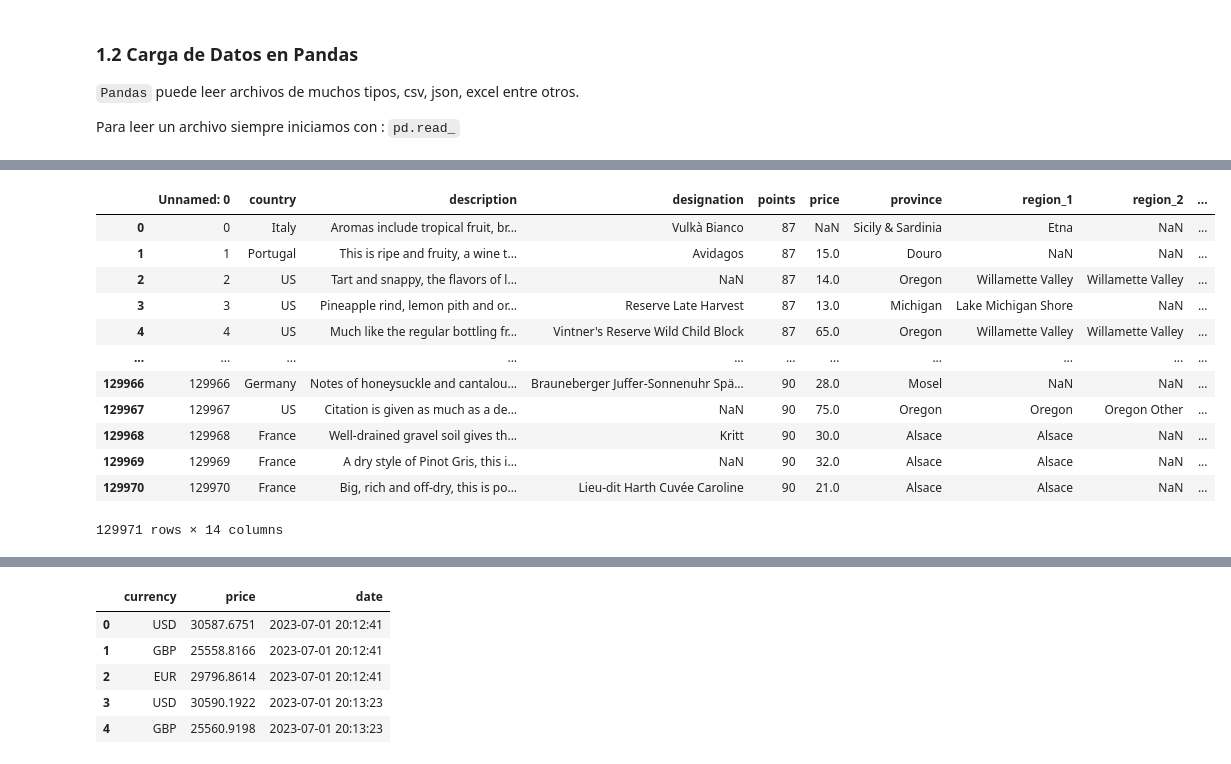
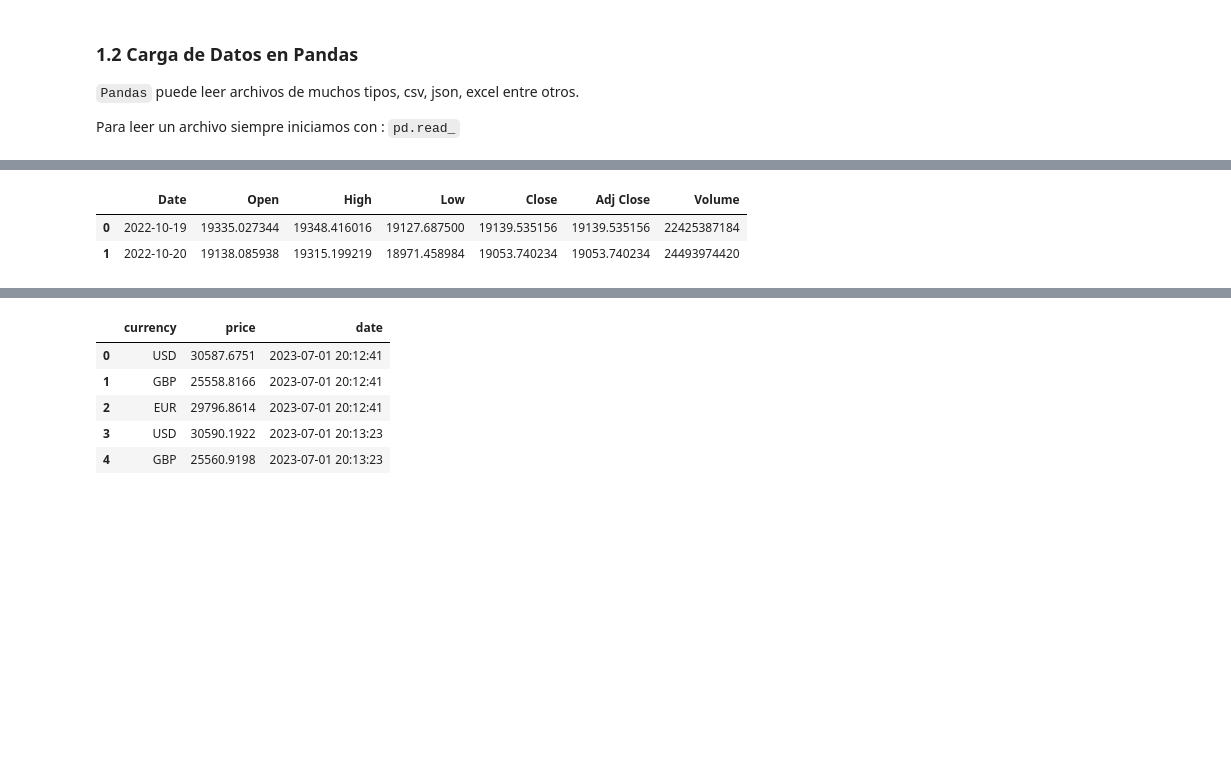
Before and after one commit to Anamar38/ProgramacionPython, a Jupyter notebook: Modulo5/1. IntroduccionPandas.ipynb, the cells around one changed output, grey strips where cells are left out. Drawn from its saved outputs; the diff is of its cells as text; code cells hidden in the pictures; blank space fills up the shorter version.

```diff
--- a/Modulo5/1. IntroduccionPandas.ipynb
+++ b/Modulo5/1. IntroduccionPandas.ipynb
@@ -124,21 +132,11 @@ Para leer un archivo siempre iniciamos con : `pd.read_`
 # %%
 ## Leyendo datos de tipo "csv"
 import pandas as pd
 
 # csv(<ruta archivo>, sep=<separador datos>)
-df = pd.read_csv('./src/winemag-data-130k-v2.csv',sep=',')
-df
+df = pd.read_csv('./src/BTC-USD.csv',sep=',')
+df.head(2)
 # %% [output]
-|  | Unnamed: 0 | country | description | designation | points | price | province | region_1 | region_2 | ... |
-| 0 | 0 | Italy | Aromas include tropical fruit, br... | Vulkà Bianco | 87 | NaN | Sicily & Sardinia | Etna | NaN | ... |
-| 1 | 1 | Portugal | This is ripe and fruity, a wine t... | Avidagos | 87 | 15.0 | Douro | NaN | NaN | ... |
-| 2 | 2 | US | Tart and snappy, the flavors of l... | NaN | 87 | 14.0 | Oregon | Willamette Valley | Willamette Valley | ... |
-| 3 | 3 | US | Pineapple rind, lemon pith and or... | Reserve Late Harvest | 87 | 13.0 | Michigan | Lake Michigan Shore | NaN | ... |
-| 4 | 4 | US | Much like the regular bottling fr... | Vintner's Reserve Wild Child Block | 87 | 65.0 | Oregon | Willamette Valley | Willamette Valley | ... |
-| ... | ... | ... | ... | ... | ... | ... | ... | ... | ... | ... |
-| 129966 | 129966 | Germany | Notes of honeysuckle and cantalou... | Brauneberger Juffer-Sonnenuhr Spä... | 90 | 28.0 | Mosel | NaN | NaN | ... |
-| 129967 | 129967 | US | Citation is given as much as a de... | NaN | 90 | 75.0 | Oregon | Oregon | Oregon Other | ... |
-| 129968 | 129968 | France | Well-drained gravel soil gives th... | Kritt | 90 | 30.0 | Alsace | Alsace | NaN | ... |
-| 129969 | 129969 | France | A dry style of Pinot Gris, this i... | NaN | 90 | 32.0 | Alsace | Alsace | NaN | ... |
-| 129970 | 129970 | France | Big, rich and off-dry, this is po... | Lieu-dit Harth Cuvée Caroline | 90 | 21.0 | Alsace | Alsace | NaN | ... |
+|  | Date | Open | High | Low | Close | Adj Close | Volume |
+| 0 | 2022-10-19 | 19335.027344 | 19348.416016 | 19127.687500 | 19139.535156 | 19139.535156 | 22425387184 |
+| 1 | 2022-10-20 | 19138.085938 | 19315.199219 | 18971.458984 | 19053.740234 | 19053.740234 | 24493974420 |
-129971 rows × 14 columns
```
Also changed, not shown: parts of 20 cells of this notebook, 8 other files.
